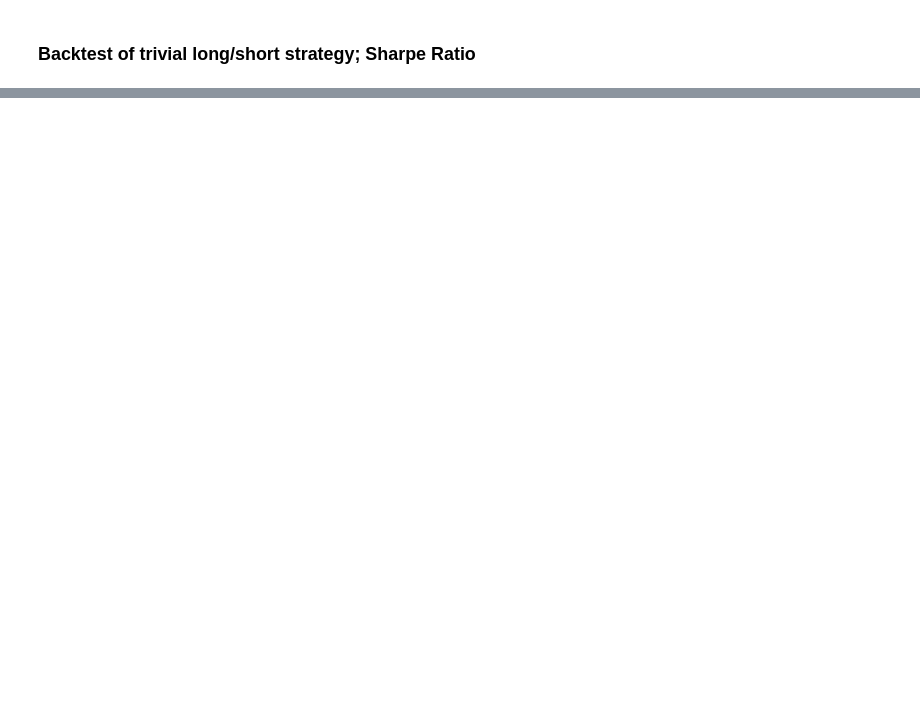
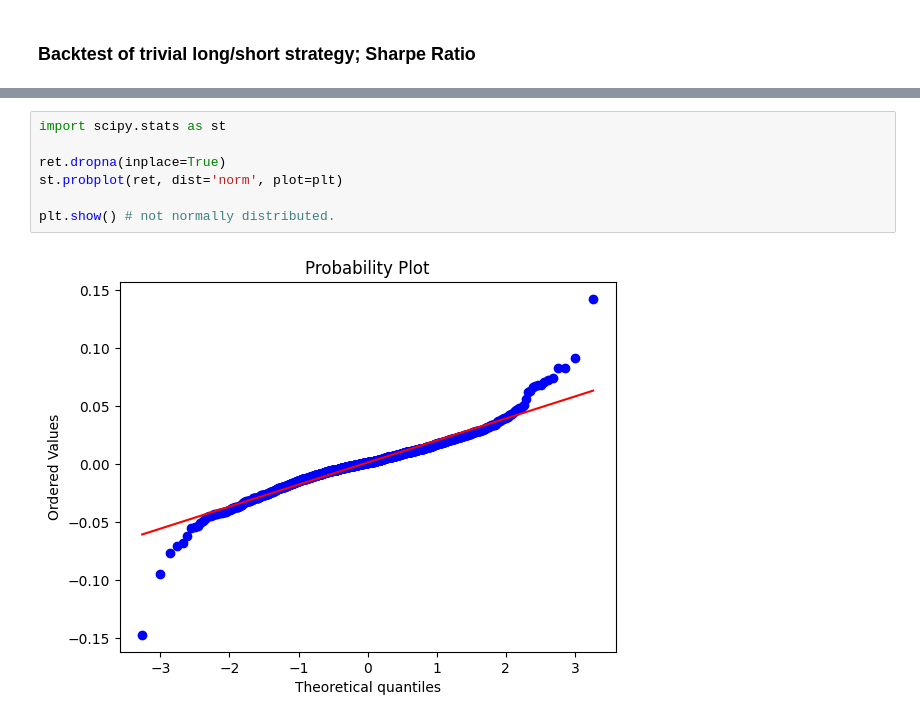
Before and after one commit to ThomasTend/Sharpe, a Jupyter notebook: Sharpe1964.ipynb, the cells around one changed output, grey strips where cells are left out. Saved outputs shown, nothing was run; the diff lists cells and outputs as text; blank space fills up the shorter version.

```diff
--- a/Sharpe1964.ipynb
+++ b/Sharpe1964.ipynb
@@ -58,0 +72,9 @@ Sharpe Ratio = 0.0003143961191457005
+# %%
+import scipy.stats as st
+
+ret.dropna(inplace=True)
+st.probplot(ret, dist='norm', plot=plt)
+
+plt.show() # not normally distributed.
+# %% [output]
+[figure, added]
```
Also changed, not shown: parts of 2 cells of this notebook.
